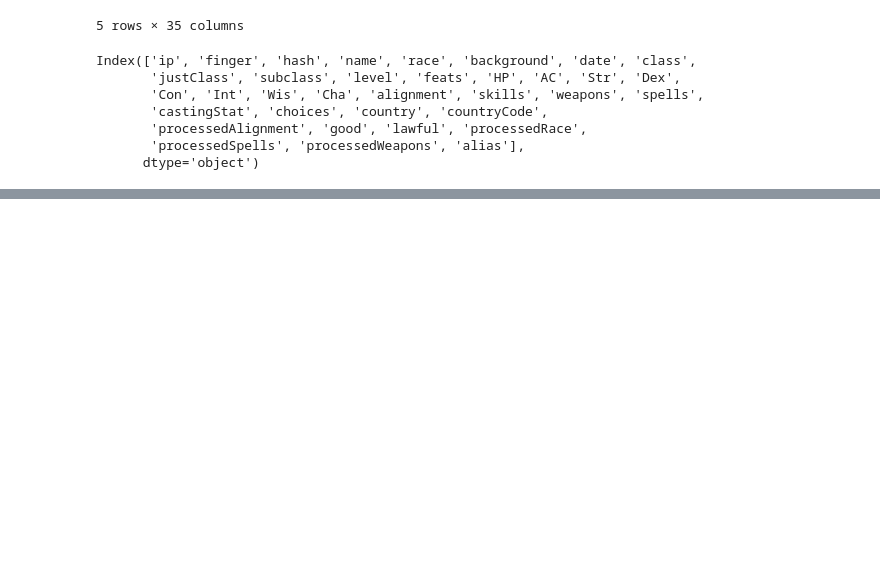
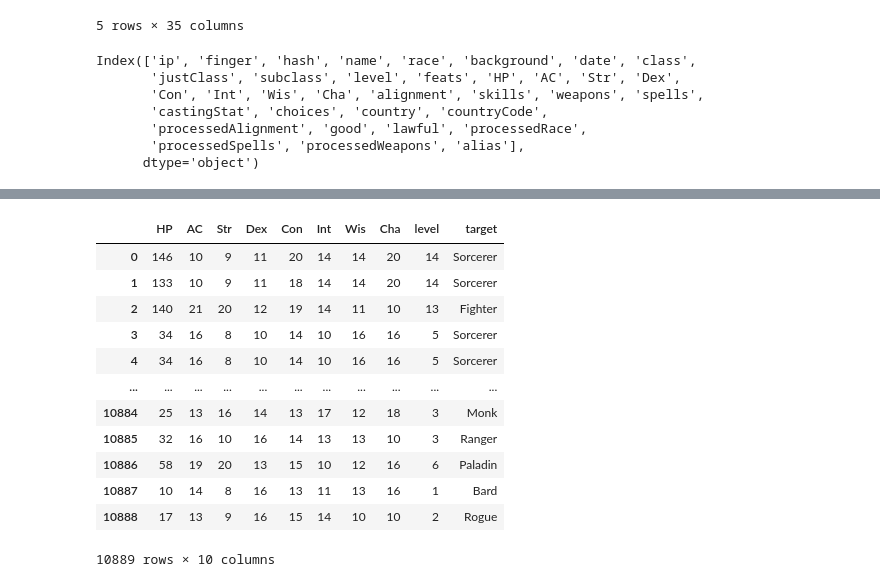
Before and after one commit to ReveredEye/DnDClassClassification, a Jupyter notebook: EDA/eda.ipynb, the cells around one changed output, grey strips where cells are left out. Saved outputs shown, nothing was run; the diff lists cells and outputs as text; code cells hidden in the pictures; blank space fills up the shorter version.

Commit message:
Explored data. Now need to ideate a framework for the model

```diff
--- a/EDA/eda.ipynb
+++ b/EDA/eda.ipynb
@@ -5,5 +6,5 @@ import pandas as pd
 # %%
-charsAll = pd.read_csv('../data/dnd_chars_all.tsv', sep = '\t')
+charsAll = pd.read_csv('../data_raw/dnd_chars_all.tsv', sep = '\t')
 display(charsAll)
 # %% [output]
 |  | ip | finger | hash | name | race | background | date | class | justClass | subclass | ... |
@@ -42,0 +72,3 @@ Index(['ip', 'finger', 'hash', 'name', 'race', 'background', 'date', 'class',
+# %%
+targetCounts = charsAll.groupby('target')['hash'].agg('count').reset_index().rename(columns = {'hash': 'counts'})
+display(targetCounts)
@@ -42,0 +93,24 @@ Index(['ip', 'finger', 'hash', 'name', 'race', 'background', 'date', 'class',
+# %%
+# Find and clean up data
+# Remove entries with less than or equal to 2 submissions for that dominant class
+features = ['HP', 'AC', 'Str', 'Dex', 'Con', 'Int', 'Wis', 'Cha', 'level']
+target = 'target'
+colList = features + [target]
+dfDropNA = charsAll[colList].dropna(how = 'any')
+realClasses = targetCounts[targetCounts['counts'] > 2]
+cleanDf = dfDropNA.merge(realClasses['target'], how = 'inner', on = target)
+display(cleanDf)
+# %% [output]
+|  | HP | AC | Str | Dex | Con | Int | Wis | Cha | level | target |
+| 0 | 146 | 10 | 9 | 11 | 20 | 14 | 14 | 20 | 14 | Sorcerer |
+| 1 | 133 | 10 | 9 | 11 | 18 | 14 | 14 | 20 | 14 | Sorcerer |
+| 2 | 140 | 21 | 20 | 12 | 19 | 14 | 11 | 10 | 13 | Fighter |
+| 3 | 34 | 16 | 8 | 10 | 14 | 10 | 16 | 16 | 5 | Sorcerer |
+| 4 | 34 | 16 | 8 | 10 | 14 | 10 | 16 | 16 | 5 | Sorcerer |
+| ... | ... | ... | ... | ... | ... | ... | ... | ... | ... | ... |
+| 10884 | 25 | 13 | 16 | 14 | 13 | 17 | 12 | 18 | 3 | Monk |
+| 10885 | 32 | 16 | 10 | 16 | 14 | 13 | 13 | 10 | 3 | Ranger |
+| 10886 | 58 | 19 | 20 | 13 | 15 | 10 | 12 | 16 | 6 | Paladin |
+| 10887 | 10 | 14 | 8 | 16 | 13 | 11 | 13 | 16 | 1 | Bard |
+| 10888 | 17 | 13 | 9 | 16 | 15 | 14 | 10 | 10 | 2 | Rogue |
+10889 rows × 10 columns
```
Also changed, not shown: parts of 5 cells of this notebook, 5 other files.
